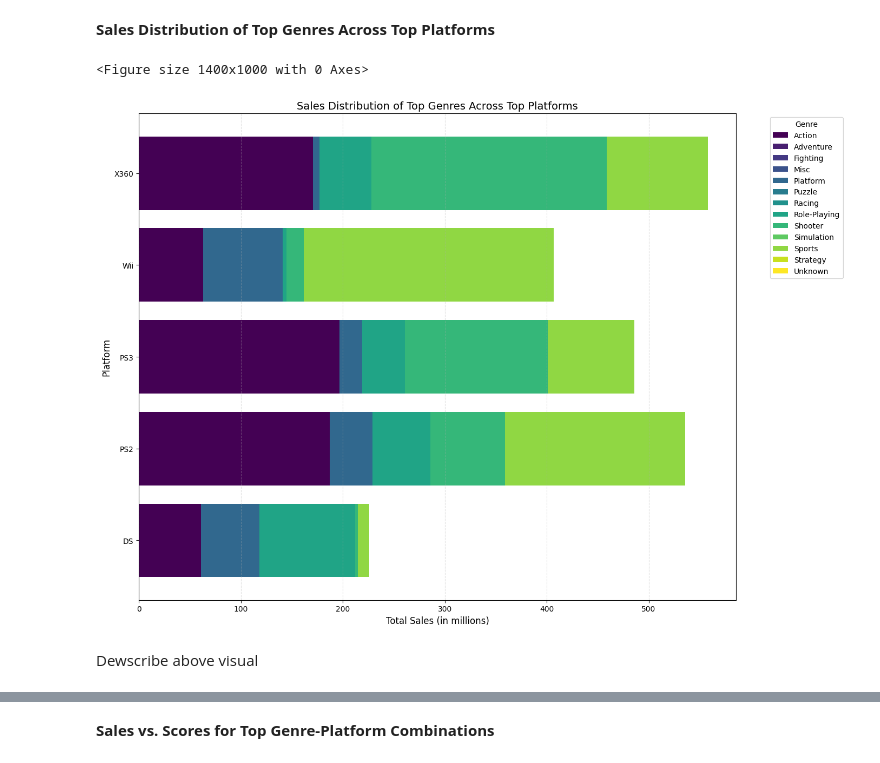
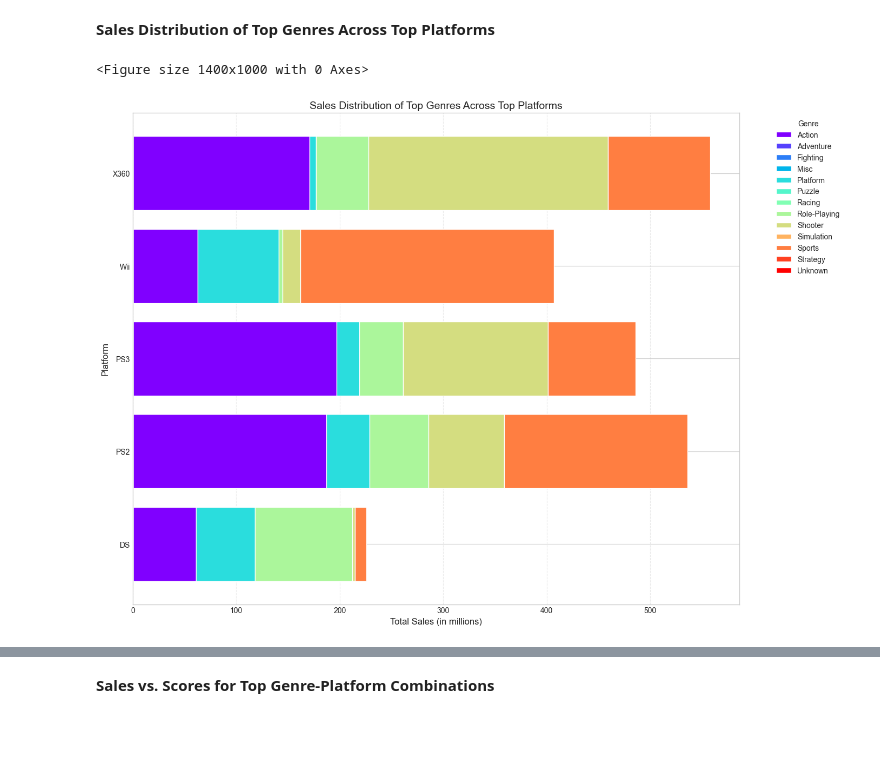
Before and after one commit to bea-bijanne/ice-games-analysis, a Jupyter notebook: ice_games_analysis.ipynb, the cells around one changed output, grey strips where cells are left out. Saved outputs shown, nothing was run; the diff lists cells and outputs as text; code cells hidden in the pictures; blank space fills up the shorter version.

```diff
--- a/ice_games_analysis.ipynb
+++ b/ice_games_analysis.ipynb
@@ -1106,29 +1321,27 @@ plt.show()
 # %%
 top_genres = genre_sales.head(5)['genre'].tolist()
 
 top_genre_data = data_files_games[data_files_games['genre'].isin(top_genres)]
 
 genre_platform_sales = top_genre_data.groupby(['genre', 'platform'])['total_sales'].sum().reset_index()
 
 top_platforms = data_files_games.groupby('platform')['total_sales'].sum().nlargest(5).index.tolist()
 
 genre_platform_top = genre_platform_sales[genre_platform_sales['platform'].isin(top_platforms)]
 
 pivot_data = genre_platform_top.pivot(index='platform', columns='genre', values='total_sales').fillna(0)
 
 plt.figure(figsize=(14, 10))
 pivot_data.plot(kind='barh', stacked=True, figsize=(14, 10),
-                colormap='viridis', width=0.8)
+                colormap='rainbow', width=0.8)
 
 plt.xlabel('Total Sales (in millions)', fontsize=12)
 plt.ylabel('Platform', fontsize=12)
 plt.title('Sales Distribution of Top Genres Across Top Platforms', fontsize=14)
 plt.legend(title='Genre', bbox_to_anchor=(1.05, 1), loc='upper left')
 plt.grid(axis='x', linestyle='--', alpha=0.4)
 plt.tight_layout()
 plt.show()
 # %% [output]
 <Figure size 1400x1000 with 0 Axes>
-[figure, old version]
+[figure, new version]
-# %% [markdown]
-Dewscribe above visual
```
Also changed, not shown: parts of 90 cells of this notebook.
